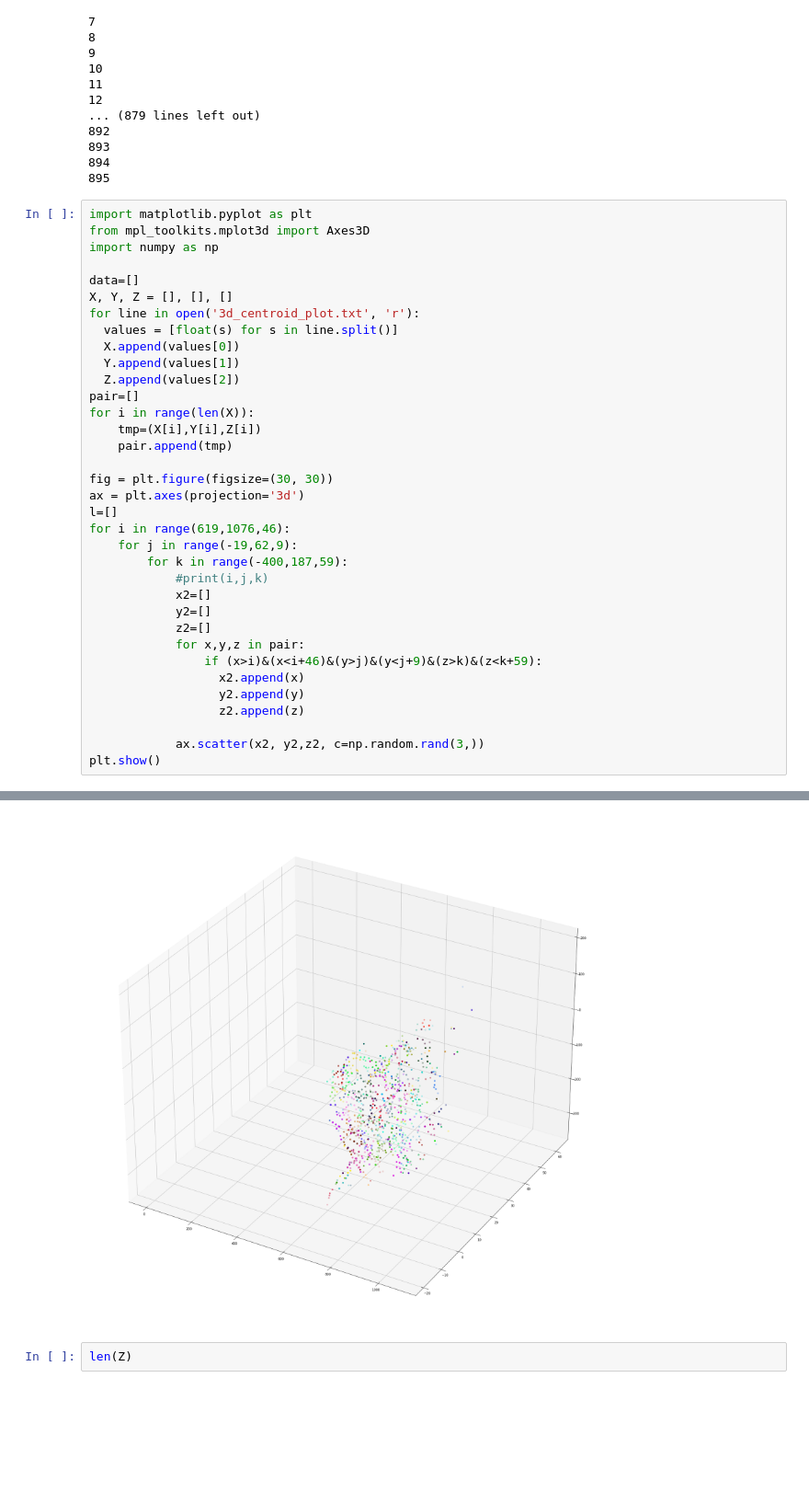
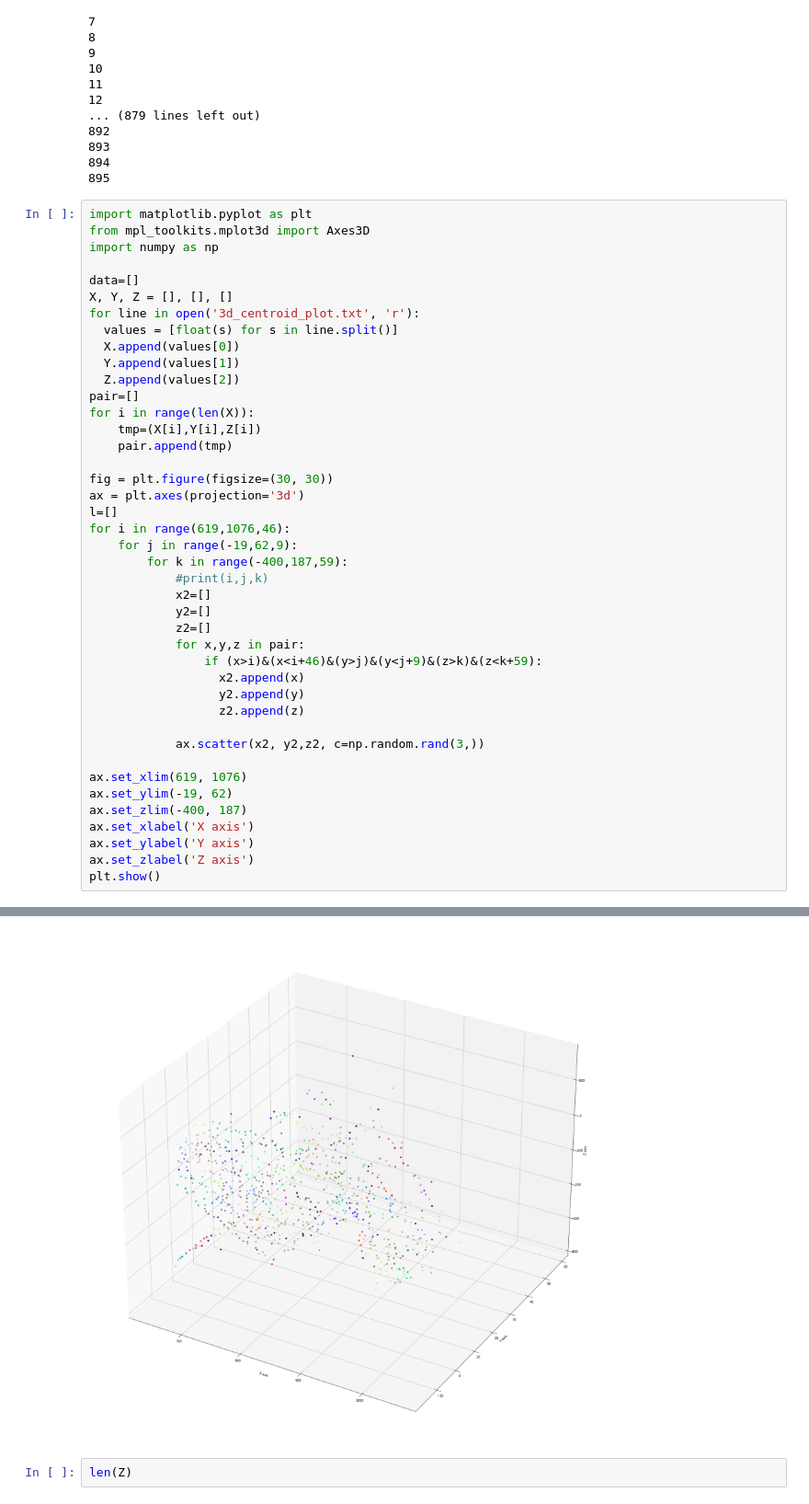
Before and after one commit to engineerjkk/MakingVoxels, a Jupyter notebook: 3dplot.ipynb, the cells around one changed output, grey strips where cells are left out. Shown at 92% size. Cells and saved outputs as stored; diff of their text form; blank space fills up the shorter version.

```diff
--- a/3dplot.ipynb
+++ b/3dplot.ipynb
@@ -228,34 +228,41 @@ for i in range(619,1076,46):
             #print(i,j,k)
             x2=[]
             y2=[]
             z2=[]
             for x,y,z in pair:
                 if (x>i)&(x<i+46)&(y>j)&(y<j+9)&(z>k)&(z<k+59):
                   x2.append(x)
                   y2.append(y)
                   z2.append(z)
 
             ax.scatter(x2, y2,z2, c=np.random.rand(3,))
+
+ax.set_xlim(619, 1076)
+ax.set_ylim(-19, 62)
+ax.set_zlim(-400, 187)
+ax.set_xlabel('X axis')
+ax.set_ylabel('Y axis')
+ax.set_zlabel('Z axis')
 plt.show()
 # %% [output]
 *c* argument looks like a single numeric RGB or RGBA sequence, which should be avoided as value-mapping will have precedence in case its length matches with *x* & *y*.  Please use the *color* keyword- ...
 *c* argument looks like a single numeric RGB or RGBA sequence, which should be avoided as value-mapping will have precedence in case its length matches with *x* & *y*.  Please use the *color* keyword- ...
 *c* argument looks like a single numeric RGB or RGBA sequence, which should be avoided as value-mapping will have precedence in case its length matches with *x* & *y*.  Please use the *color* keyword- ...
 *c* argument looks like a single numeric RGB or RGBA sequence, which should be avoided as value-mapping will have precedence in case its length matches with *x* & *y*.  Please use the *color* keyword- ...
 *c* argument looks like a single numeric RGB or RGBA sequence, which should be avoided as value-mapping will have precedence in case its length matches with *x* & *y*.  Please use the *color* keyword- ...
 *c* argument looks like a single numeric RGB or RGBA sequence, which should be avoided as value-mapping will have precedence in case its length matches with *x* & *y*.  Please use the *color* keyword- ...
 *c* argument looks like a single numeric RGB or RGBA sequence, which should be avoided as value-mapping will have precedence in case its length matches with *x* & *y*.  Please use the *color* keyword- ...
 *c* argument looks like a single numeric RGB or RGBA sequence, which should be avoided as value-mapping will have precedence in case its length matches with *x* & *y*.  Please use the *color* keyword- ...
 *c* argument looks like a single numeric RGB or RGBA sequence, which should be avoided as value-mapping will have precedence in case its length matches with *x* & *y*.  Please use the *color* keyword- ...
 *c* argument looks like a single numeric RGB or RGBA sequence, which should be avoided as value-mapping will have precedence in case its length matches with *x* & *y*.  Please use the *color* keyword- ...
 *c* argument looks like a single numeric RGB or RGBA sequence, which should be avoided as value-mapping will have precedence in case its length matches with *x* & *y*.  Please use the *color* keyword- ...
 *c* argument looks like a single numeric RGB or RGBA sequence, which should be avoided as value-mapping will have precedence in case its length matches with *x* & *y*.  Please use the *color* keyword- ...
 ... (869 lines left out)
 *c* argument looks like a single numeric RGB or RGBA sequence, which should be avoided as value-mapping will have precedence in case its length matches with *x* & *y*.  Please use the *color* keyword- ...
 *c* argument looks like a single numeric RGB or RGBA sequence, which should be avoided as value-mapping will have precedence in case its length matches with *x* & *y*.  Please use the *color* keyword- ...
 *c* argument looks like a single numeric RGB or RGBA sequence, which should be avoided as value-mapping will have precedence in case its length matches with *x* & *y*.  Please use the *color* keyword- ...
 *c* argument looks like a single numeric RGB or RGBA sequence, which should be avoided as value-mapping will have precedence in case its length matches with *x* & *y*.  Please use the *color* keyword- ...
-[figure, old version]
+[figure, new version]
 # %%
 len(Z)
 # %% [output]
```
